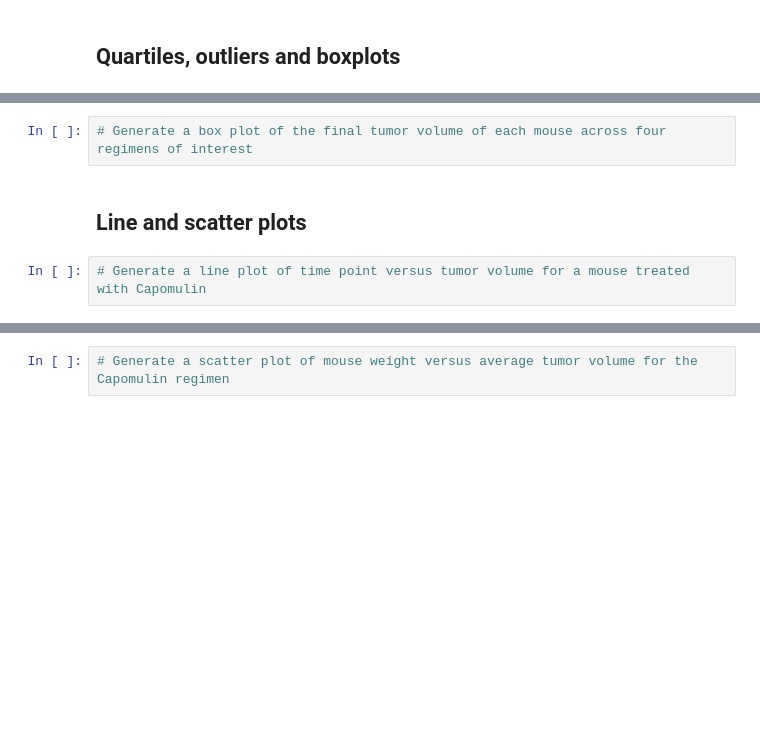
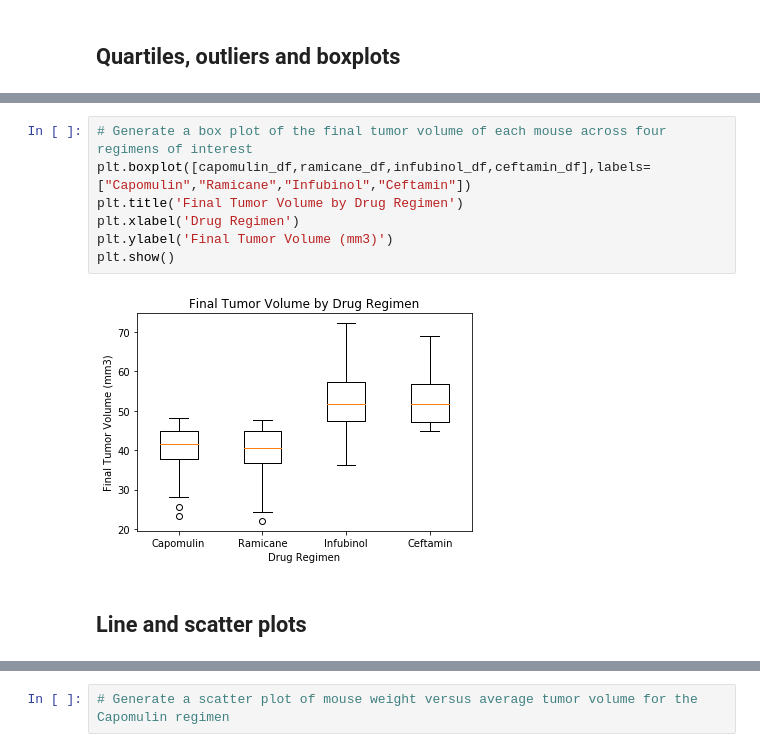
Before and after one commit to nbach19/matplotlibHW, a Jupyter notebook: pymaceuticals_starter.ipynb, the cells around one changed output, grey strips where cells are left out. Drawn from its saved outputs; the diff is of its cells as text; blank space fills up the shorter version.

```diff
--- a/pymaceuticals_starter.ipynb
+++ b/pymaceuticals_starter.ipynb
@@ -143,6 +233,11 @@ plt.axis("equal")
 # %%
 # Generate a box plot of the final tumor volume of each mouse across four regimens of interest
+plt.boxplot([capomulin_df,ramicane_df,infubinol_df,ceftamin_df],labels=["Capomulin","Ramicane","Infubinol","Ceftamin"])
+plt.title('Final Tumor Volume by Drug Regimen')
+plt.xlabel('Drug Regimen')
+plt.ylabel('Final Tumor Volume (mm3)')
+plt.show()
+# %% [output]
+[figure, added]
 # %% [markdown]
 ## Line and scatter plots
-# %%
-# Generate a line plot of time point versus tumor volume for a mouse treated with Capomulin
```
Also changed, not shown: parts of 7 cells of this notebook.
